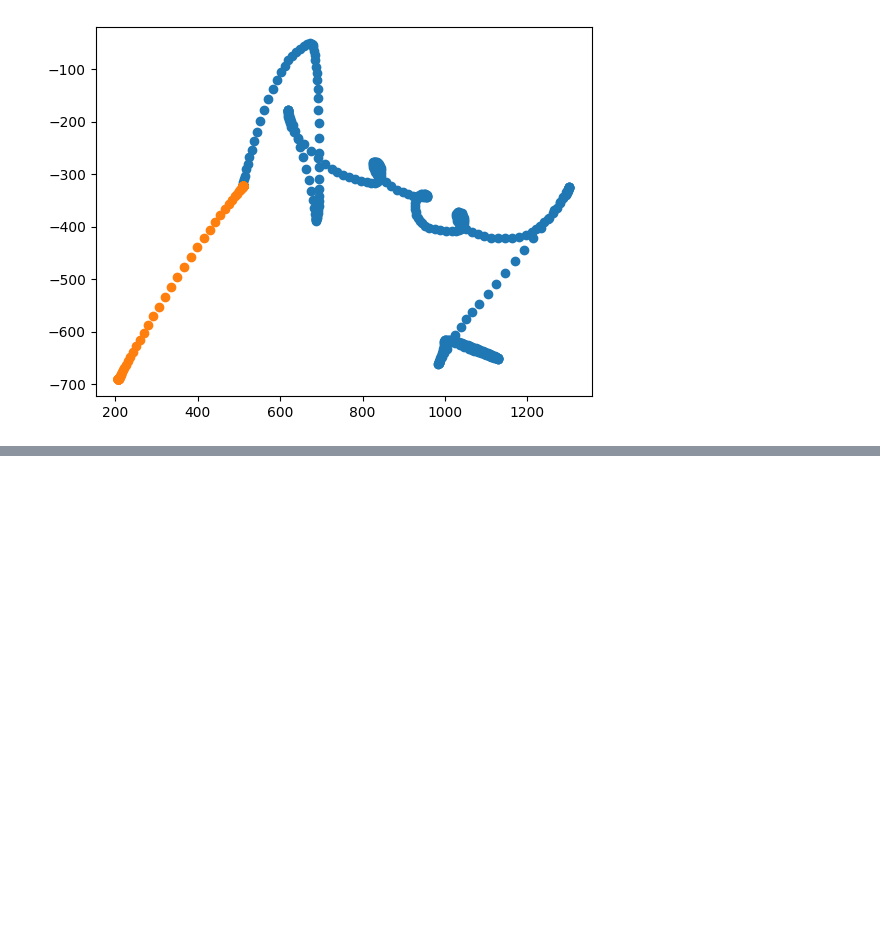
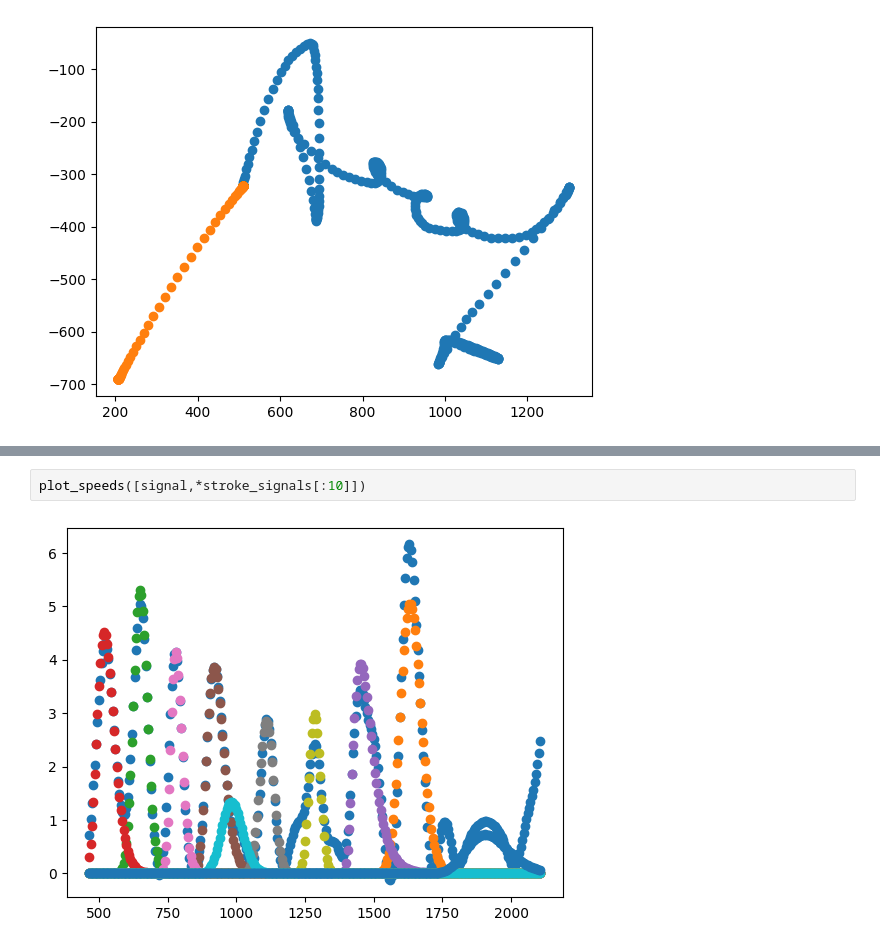
Before and after one commit to andrew-healey/sigma-lognormal, a Jupyter notebook: debug.ipynb, the cells around one changed output, grey strips where cells are left out. Drawn from its saved outputs; the diff is of its cells as text; blank space fills up the shorter version.

```diff
--- a/debug.ipynb
+++ b/debug.ipynb
@@ -121,0 +127,4 @@ TypeError: 'Signal' object is not iterable
+# %%
+plot_speeds([signal,*stroke_signals[:10]])
+# %% [output]
+[figure, added]
```
Also changed, not shown: parts of 8 cells of this notebook, 5 other files.
